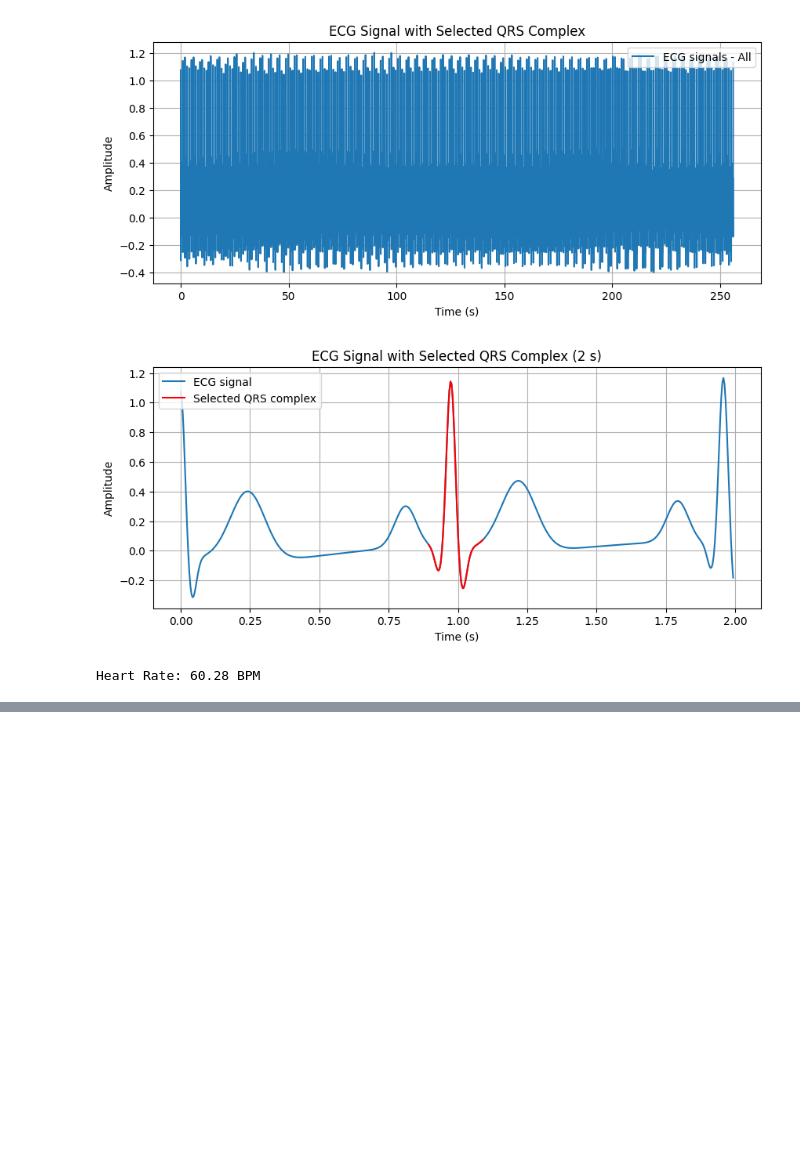
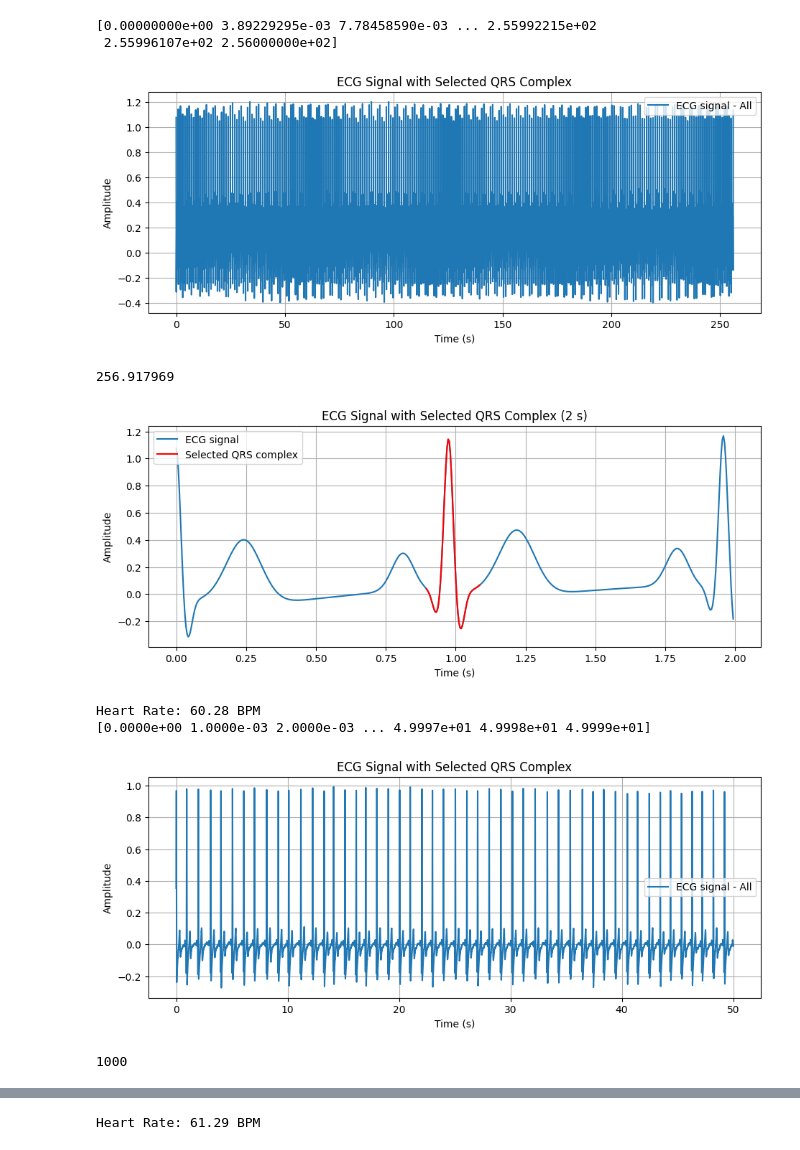
Before and after one commit to rustamPy/notes, a Jupyter notebook: ECG signals - solution.ipynb, the cells around one changed output, grey strips where cells are left out. Cells and saved outputs as stored; diff of their text form; code cells hidden in the pictures; blank space fills up the shorter version.

```diff
--- a/ECG signals - solution.ipynb
+++ b/ECG signals - solution.ipynb
@@ -8,9 +8,9 @@ from typing import Any
 
 class Solution:
 
-    def __init__(self, ecg_array: np.array, location: Path):
+    def __init__(self, ecg_array: np.array, location: Path, custom_frequency=None):
         self.ecg_values = ecg_array[:, 1]
-        self.fs = ecg_array[-1][0]
+        self.fs = ecg_array[-1][0] if custom_frequency is None else custom_frequency
         self.location = location
 
     # task 1 - detect QRS Complexes
@@ -19,7 +19,7 @@ class Solution:
 
         """
         time_plot = np.arange(len(self.ecg_values)) / self.fs
-
+        print(time_plot)
         # Plotting - visualization
         plt.figure(figsize=(11, 4))
         plt.plot(time_plot, self.ecg_values, label='ECG signal - All')
@@ -41,6 +41,7 @@ class Solution:
         :param q_location: the index of Q wave in np.array()
         :param s_location: the index of S wave in np.array()
         """
+        print(self.fs)
         # Calculate the number of sample by multiplying seconds by frequency
         num_samples = int(plot_duration * self.fs)
 
@@ -67,7 +68,7 @@ class Solution:
         plt.plot(time_plot, ecg_plot, label='ECG signal')
 
         # Highlight QRS complex
-        plt.plot(time_plot[q_location:s_location + 1], self.ecg_values[q_location:s_location + 1], color='red',
+        plt.plot(time_plot[q_location:s_location], self.ecg_values[q_location:s_location], color='red',
                  label='Selected QRS complex')
 
         plt.xlabel('Time (s)')
@@ -85,41 +86,51 @@ class Solution:
         """
         return Detectors(fs_val).pan_tompkins_detector(ecg)
 
     #  task 2 - measure heart rate
     def calculate_heart_rate(self) -> float:
         """
         Calculate Heart Rate.
         Return heart rate (in float) by dividing 60 by the mean of distances between peaks (converted to ms)
         Explanations are commented.
 
         """
         # Finds the QRS peaks (literally R peaks detection)
         qrs_peaks = self.detect_qrs_complex_using_pan_tompkins(self.ecg_values, self.fs)
 
         # Calculate RR Intervals - distance between two adjacent peaks (np.diff) and divide by frequency
         rr_intervals = np.diff(qrs_peaks) / self.fs
-
         # Find the average of RR intervals (np.mean)
         average_rr_interval = np.mean(rr_intervals)
-
         # Divide by 60 (per minute convention)
         hr = 60 / average_rr_interval
 
         # Print Heart rate with 2 place decimal value in BPM
         print("Heart Rate: {:.2f} BPM".format(hr))
         return hr
 
 
 if __name__ == '__main__':
     location = Path(r'C:\Users\kerim\Desktop\DSP\ecg_data')
-    dat_file_name = 'rec_1.dat'
-    raw_file = np.loadtxt(location / dat_file_name)
-    obj = Solution(raw_file, location)
 
-    obj.build_graph_all_time()
-    obj.build_graph_in_specific_time_range(2, 230, 280)
-    obj.calculate_heart_rate()
+    raw_file_1 = np.loadtxt(location / 'person_1.dat')
+    raw_file_2 = np.loadtxt(location / 'person_2.dat')
+
+    person_1 = Solution(raw_file_1, location)
+    person_1 .build_graph_all_time()
+    person_1 .build_graph_in_specific_time_range(2, 230, 280)
+    person_1 .calculate_heart_rate()
+
+    person_2 = Solution(raw_file_2, location, custom_frequency=1000)
+    person_2 .build_graph_all_time()
+    person_2 .build_graph_in_specific_time_range(2, 850, 1100)
+    person_2 .calculate_heart_rate()
 # %% [output]
+[0.00000000e+00 3.89229295e-03 7.78458590e-03 ... 2.55992215e+02
+ 2.55996107e+02 2.56000000e+02]
-[figure, old version]
+[figure, new version]
+256.917969
-[figure, old version]
+[figure, new version]
-Heart Rate: 60.28 BPM
+Heart Rate: 60.28 BPM
+[0.0000e+00 1.0000e-03 2.0000e-03 ... 4.9997e+01 4.9998e+01 4.9999e+01]
+[figure, added]
+1000
@@ -125,0 +138 @@ Heart Rate: 60.28 BPM
+Heart Rate: 61.29 BPM
```
Also changed, not shown: parts of 1 cell of this notebook, 2 other files.
